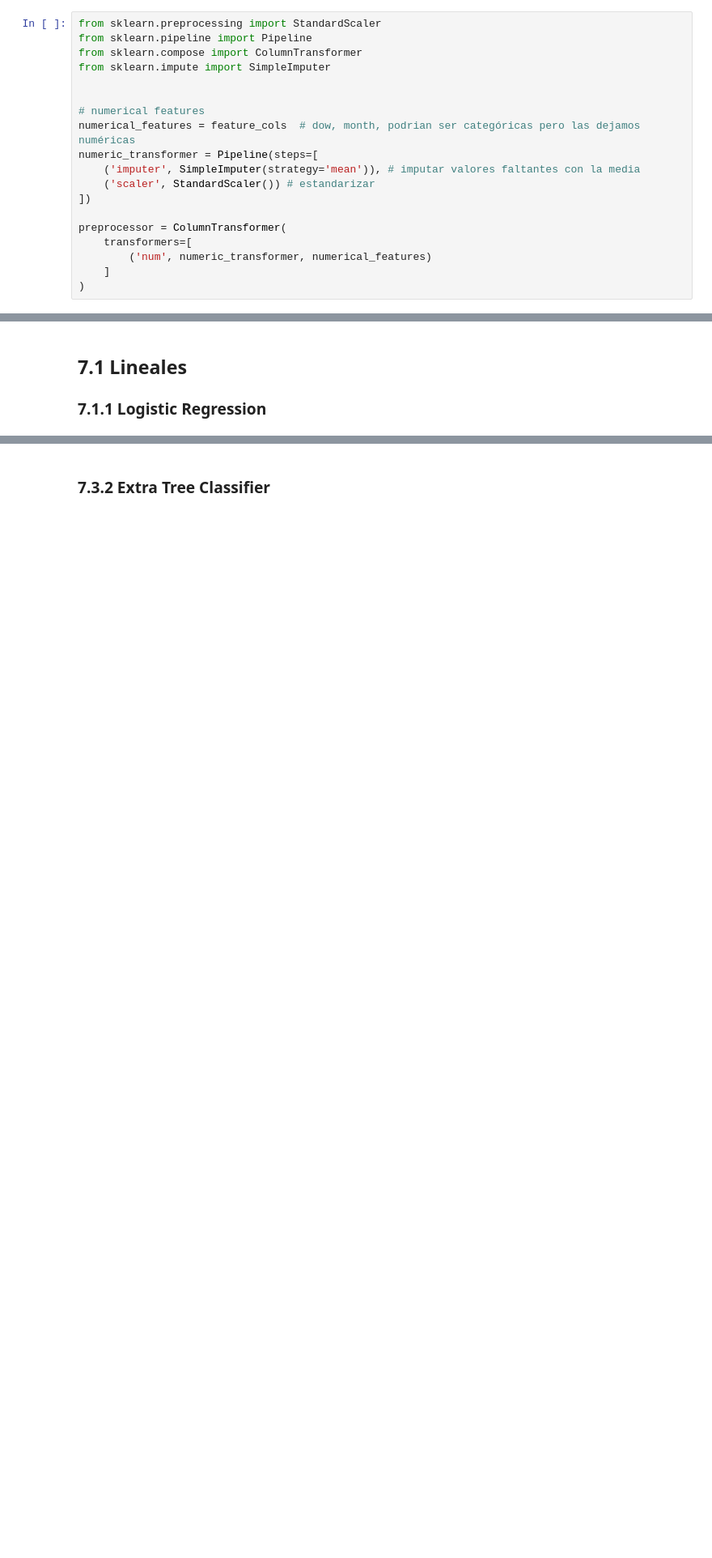
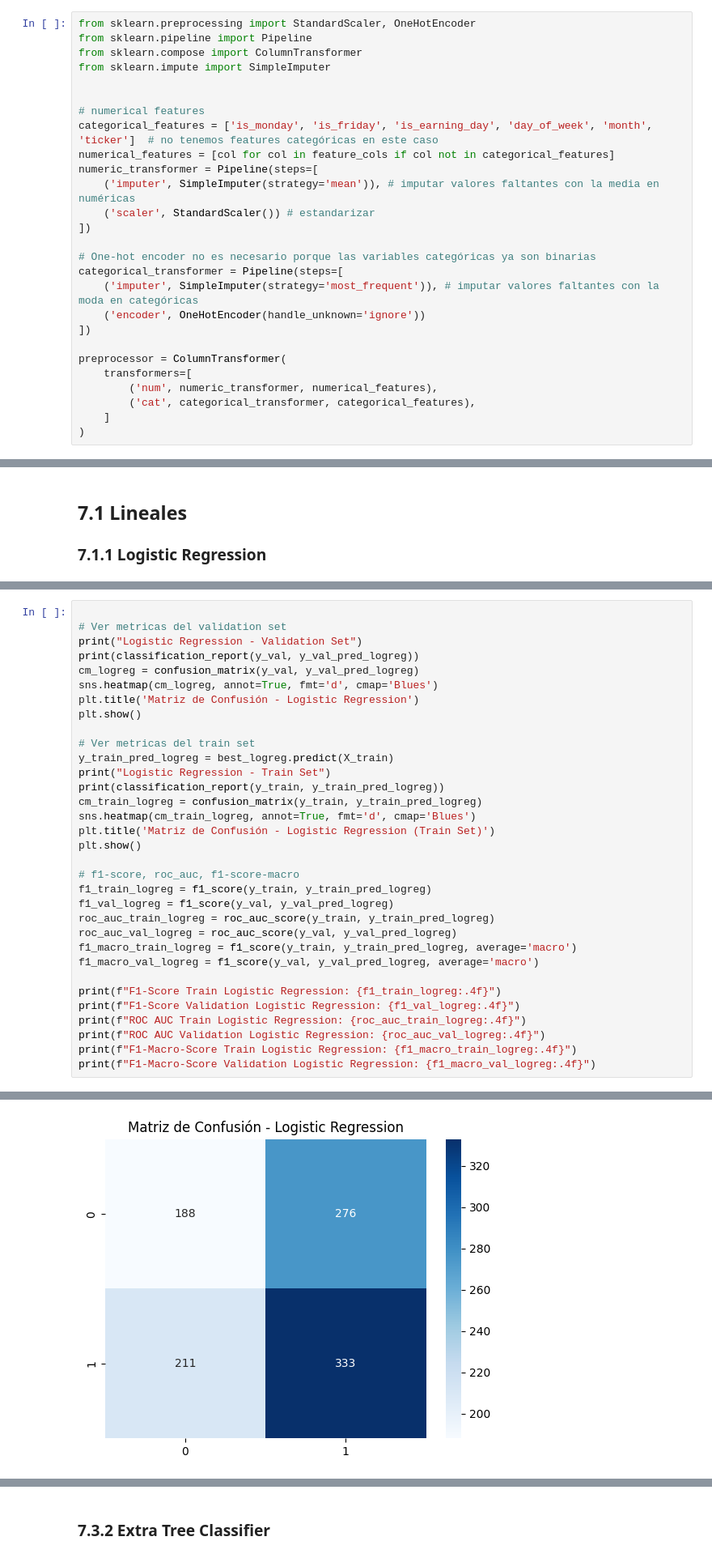
Before and after one commit to Brauchin17/Proyecto_final_dm, a Jupyter notebook: notebooks/ml_trading_classifier.ipynb, the cells around one changed output, grey strips where cells are left out. Shown at 81% size. Cells and saved outputs as stored; diff of their text form; blank space fills up the shorter version.

```diff
--- a/notebooks/ml_trading_classifier.ipynb
+++ b/notebooks/ml_trading_classifier.ipynb
@@ -180,22 +174,30 @@ y_test = test_df[target_col]
 # %% [markdown]
 # 6. Preprocesamiento
 # %%
-from sklearn.preprocessing import StandardScaler
+from sklearn.preprocessing import StandardScaler, OneHotEncoder
 from sklearn.pipeline import Pipeline
 from sklearn.compose import ColumnTransformer
 from sklearn.impute import SimpleImputer
 
 
 # numerical features
-numerical_features = feature_cols  # dow, month, podrian ser categóricas pero las dejamos numéricas
+categorical_features = ['is_monday', 'is_friday', 'is_earning_day', 'day_of_week', 'month', 'ticker']  # no tenemos features categóricas en este caso
+numerical_features = [col for col in feature_cols if col not in categorical_features]
 numeric_transformer = Pipeline(steps=[
-    ('imputer', SimpleImputer(strategy='mean')), # imputar valores faltantes con la media
+    ('imputer', SimpleImputer(strategy='mean')), # imputar valores faltantes con la media en numéricas
     ('scaler', StandardScaler()) # estandarizar
+])
+
+# One-hot encoder no es necesario porque las variables categóricas ya son binarias
+categorical_transformer = Pipeline(steps=[
+    ('imputer', SimpleImputer(strategy='most_frequent')), # imputar valores faltantes con la moda en categóricas
+    ('encoder', OneHotEncoder(handle_unknown='ignore'))
 ])
 
 preprocessor = ColumnTransformer(
     transformers=[
-        ('num', numeric_transformer, numerical_features)
+        ('num', numeric_transformer, numerical_features),
+        ('cat', categorical_transformer, categorical_features),
     ]
 )
 # %% [markdown]
@@ -278,0 +309,34 @@ weighted avg       0.26      0.51      0.34       756
+# %%
+
+# Ver metricas del validation set
+print("Logistic Regression - Validation Set")
+print(classification_report(y_val, y_val_pred_logreg))
+cm_logreg = confusion_matrix(y_val, y_val_pred_logreg)
+sns.heatmap(cm_logreg, annot=True, fmt='d', cmap='Blues')
+plt.title('Matriz de Confusión - Logistic Regression')
+plt.show()
+
+# Ver metricas del train set
+y_train_pred_logreg = best_logreg.predict(X_train)
+print("Logistic Regression - Train Set")
+print(classification_report(y_train, y_train_pred_logreg))
+cm_train_logreg = confusion_matrix(y_train, y_train_pred_logreg)
+sns.heatmap(cm_train_logreg, annot=True, fmt='d', cmap='Blues')
+plt.title('Matriz de Confusión - Logistic Regression (Train Set)')
+plt.show()
+
+# f1-score, roc_auc, f1-score-macro
+f1_train_logreg = f1_score(y_train, y_train_pred_logreg)
+f1_val_logreg = f1_score(y_val, y_val_pred_logreg)
+roc_auc_train_logreg = roc_auc_score(y_train, y_train_pred_logreg)
+roc_auc_val_logreg = roc_auc_score(y_val, y_val_pred_logreg)
+f1_macro_train_logreg = f1_score(y_train, y_train_pred_logreg, average='macro')
+f1_macro_val_logreg = f1_score(y_val, y_val_pred_logreg, average='macro')
+
+print(f"F1-Score Train Logistic Regression: {f1_train_logreg:.4f}")
+print(f"F1-Score Validation Logistic Regression: {f1_val_logreg:.4f}")
+print(f"ROC AUC Train Logistic Regression: {roc_auc_train_logreg:.4f}")
+print(f"ROC AUC Validation Logistic Regression: {roc_auc_val_logreg:.4f}")
+print(f"F1-Macro-Score Train Logistic Regression: {f1_macro_train_logreg:.4f}")
+print(f"F1-Macro-Score Validation Logistic Regression: {f1_macro_val_logreg:.4f}")
+# %% [output]
@@ -278,0 +352 @@ weighted avg       0.26      0.51      0.34       756
+[figure, added]
```
Also changed, not shown: parts of 31 cells of this notebook.
